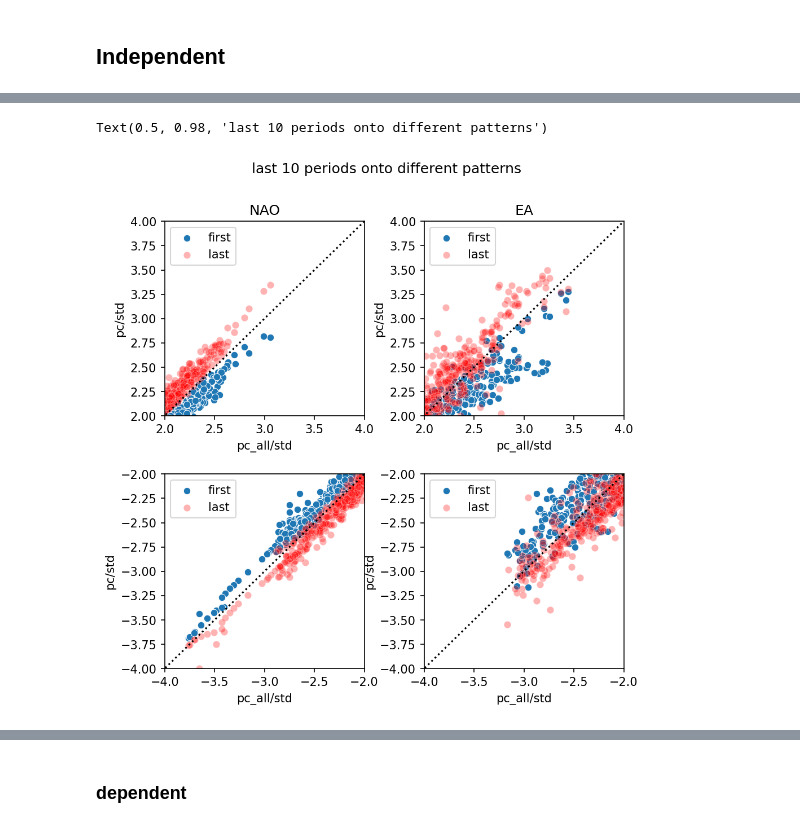
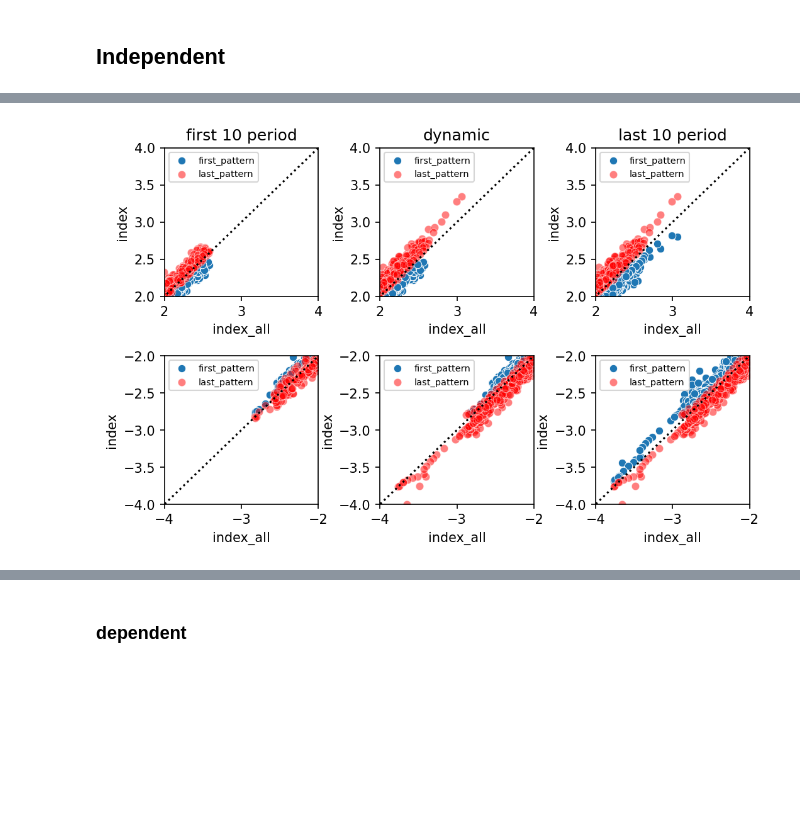
Before and after one commit to liuquan18/Teleconnection, a Jupyter notebook: scripts/IndexDiffPattern_analyze.ipynb, the cells around one changed output, grey strips where cells are left out. Saved outputs shown, nothing was run; the diff lists cells and outputs as text; code cells hidden in the pictures; blank space fills up the shorter version.

```diff
--- a/scripts/IndexDiffPattern_analyze.ipynb
+++ b/scripts/IndexDiffPattern_analyze.ipynb
@@ -77,6 +65,8 @@ Text(0.5, 0.98, 'first 10 periods onto different patterns')
-# %%
-sept.tenyr_scatter_extreme(ind_last_first_all,ind_last_last_all,hlayer = 'all')
-plt.suptitle("last 10 periods onto different patterns")
-# %% [output]
-Text(0.5, 0.98, 'last 10 periods onto different patterns')
-[figure, removed]
+# %%
+sept.scatter_extreme([ind_first_first_all,ind_first_last_all],
+                     [ind_first_first_all, ind_last_last_all],
+                     [ind_last_first_all, ind_last_last_all],
+                     mode = 'NAO'
+    )
+# %% [output]
+[figure, added]
```
Also changed, not shown: parts of 6 cells of this notebook, 1 other file.
